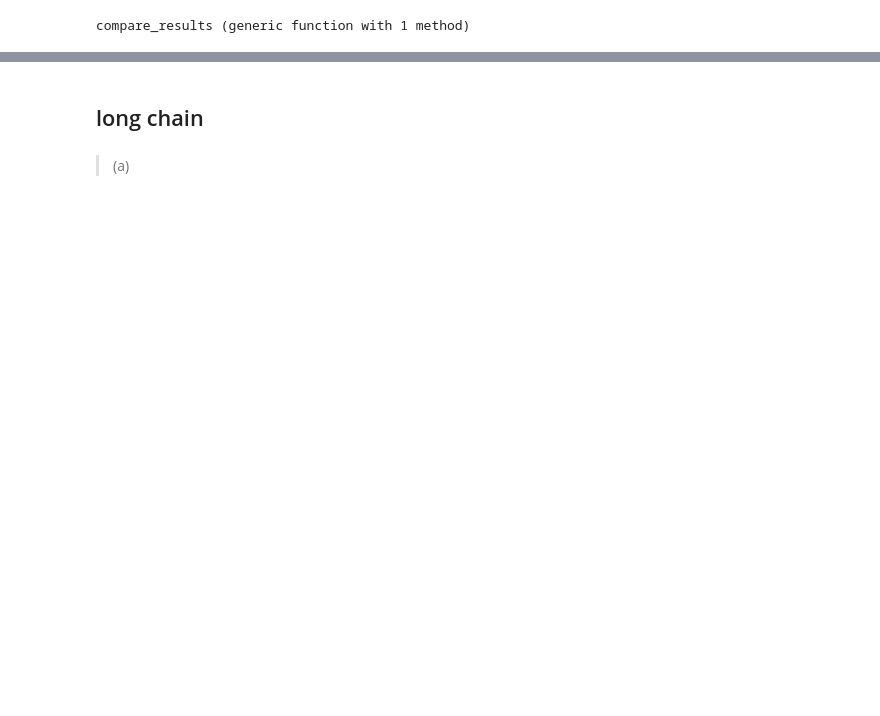
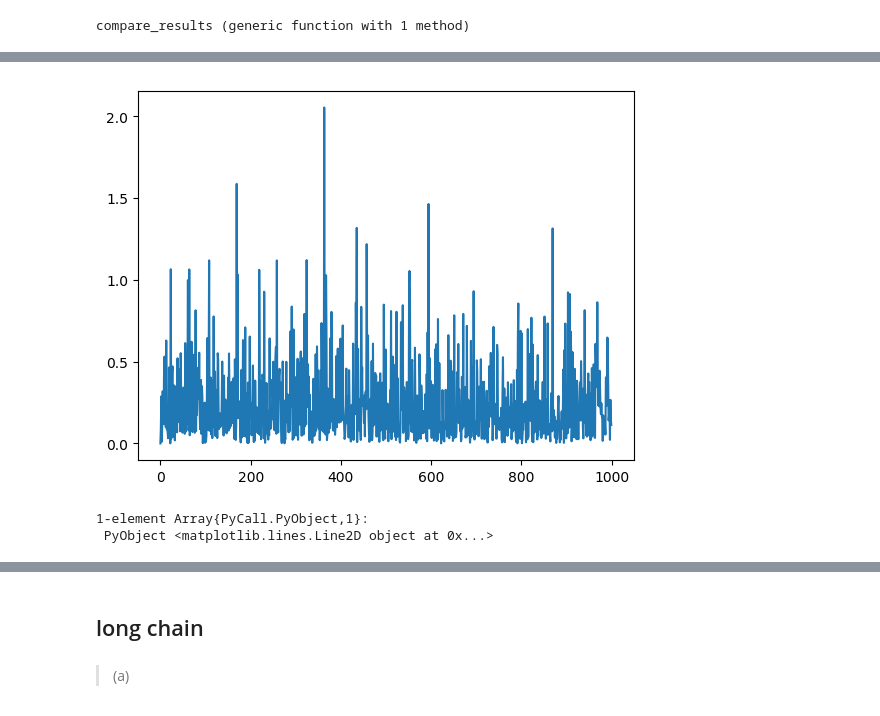
Before and after one commit to jacob-roth/oscillator, a Jupyter notebook: single-well.ipynb, the cells around one changed output, grey strips where cells are left out. Drawn from its saved outputs; the diff is of its cells as text; code cells hidden in the pictures; blank space fills up the shorter version.

```diff
--- a/single-well.ipynb
+++ b/single-well.ipynb
@@ -67,0 +69,6 @@ PyCall.PyObject
+# %%
+plot((0.5*HH.phist.^2 + 0.5*(HH.qhist .+ 1.0).^2)[1:10000:end])
+# %% [output]
+[figure, added]
+1-element Array{PyCall.PyObject,1}:
+ PyObject <matplotlib.lines.Line2D object at 0x...>
```
Also changed, not shown: parts of 35 cells of this notebook, 1 other file.
